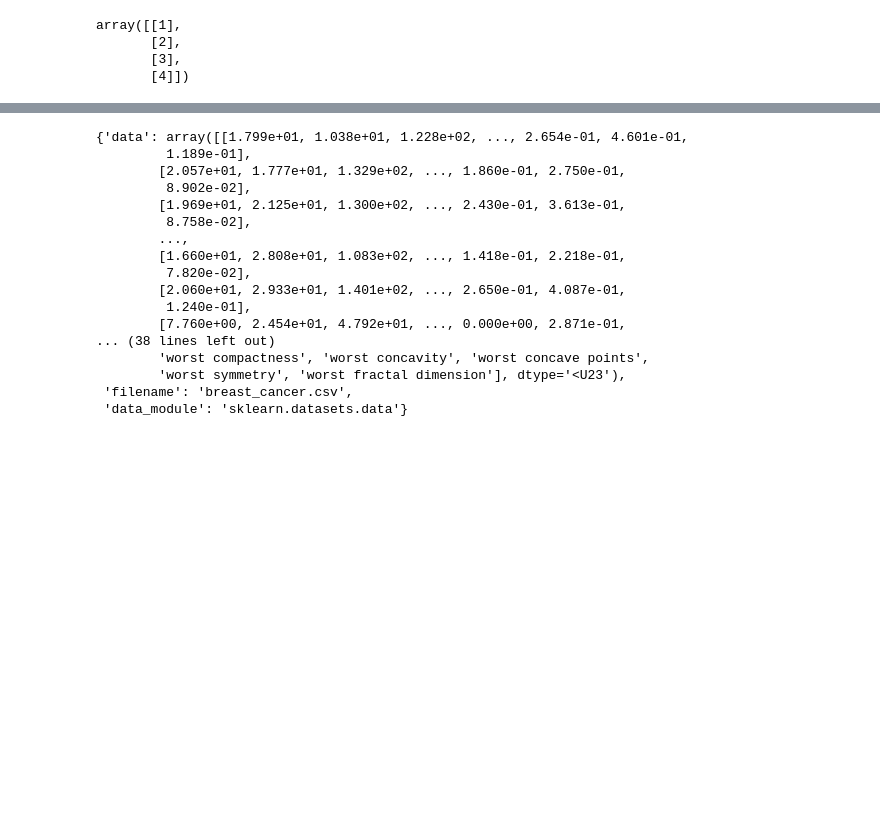
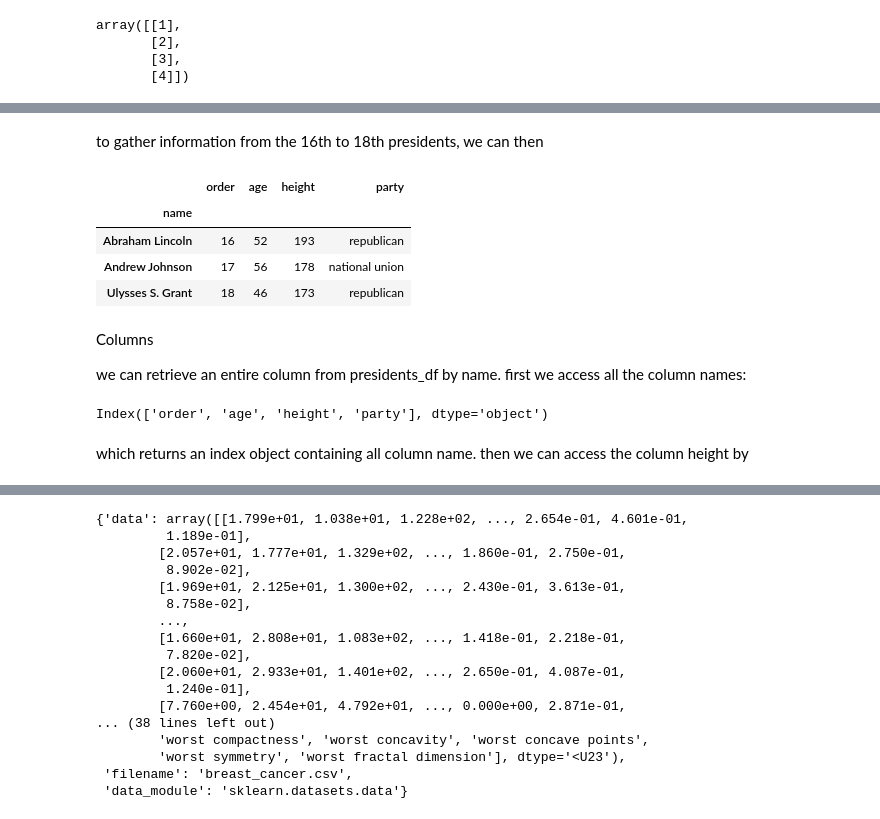
Before and after one commit to kassidy10/Developer, a Jupyter notebook: sololearn/DataScience.ipynb, the cells around one changed output, grey strips where cells are left out. Cells and saved outputs as stored; diff of their text form; code cells hidden in the pictures; blank space fills up the shorter version.

```diff
--- a/sololearn/DataScience.ipynb
+++ b/sololearn/DataScience.ipynb
@@ -118,0 +293,20 @@ array([[1],
+# %% [markdown]
+to gather information from the 16th to 18th presidents, we can then
+# %%
+presidents_df.iloc[15:18]
+# %% [output]
+|  | order | age | height | party |
+| name |  |  |  |  |
+| Abraham Lincoln | 16 | 52 | 193 | republican |
+| Andrew Johnson | 17 | 56 | 178 | national union |
+| Ulysses S. Grant | 18 | 46 | 173 | republican |
+# %% [markdown]
+Columns
+
+we can retrieve an entire column from presidents_df by name. first we access all the column names:
+# %%
+presidents_df.columns
+# %% [output]
+Index(['order', 'age', 'height', 'party'], dtype='object')
+# %% [markdown]
+which returns an index object containing all column name. then we can access the column height by
```
Also changed, not shown: parts of 57 cells of this notebook, 1 other file.
